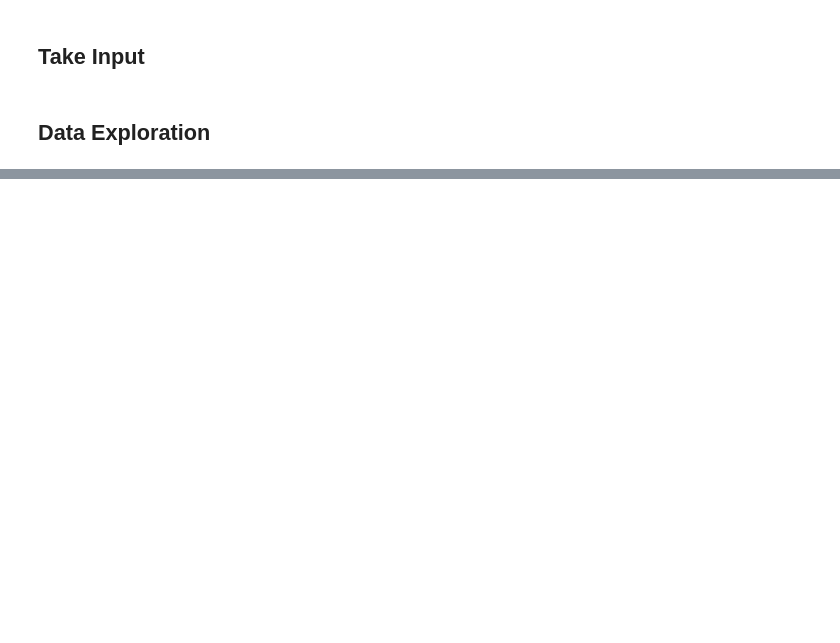
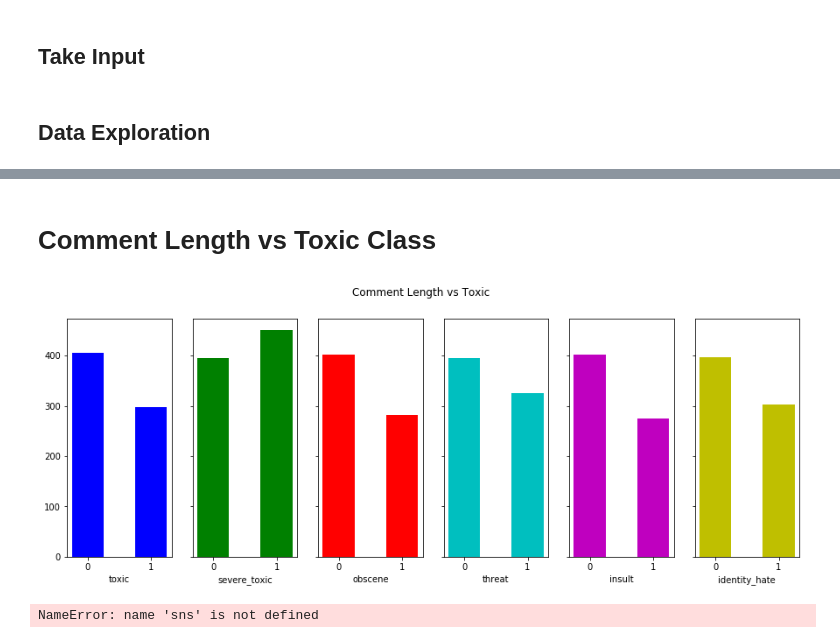
Before and after one commit to PuneetKohli/toxic_comment_classification, a Jupyter notebook: Data Exploration.ipynb, the cells around one changed output, grey strips where cells are left out. Drawn from its saved outputs; the diff is of its cells as text; code cells hidden in the pictures; blank space fills up the shorter version.

Commit message:
some data exploration

```diff
--- a/Data Exploration.ipynb
+++ b/Data Exploration.ipynb
@@ -60,0 +71,30 @@ Longest Comment: 5895
+# %% [markdown]
+# Comment Length vs Toxic Class
+# %%
+labels = ['toxic', 'severe_toxic', 'obscene', 'threat', 'insult', 'identity_hate']
+
+colors = ('b','g','r','c','m','y')
+
+f, axes = plt.subplots(1, 6, sharey=True, figsize=(15,5))
+f.suptitle('Comment Length vs Toxic')
+
+for i, label in enumerate(labels):
+
+    data = train.groupby(label).mean()['length']
+
+    axes[i].bar(data.index.values, data, width=0.5, color=colors[i])
+
+    axes[i].set_xlabel(label)
+
+plt.show()
+# %% [output]
+[figure, added]
+# %%
+colormap = plt.cm.viridis
+plt.figure(figsize=(14,12))
+plt.title('Pearson Correlation plot of toxic behaviors', y=1.05, size=15)
+sns.heatmap(train_[['toxicity_label','toxic','severe_toxic','obscene','threat','insult','identity_hate']].astype(float).corr(),linewidths=0.1,
+            vmax=1.0, square=True, cmap=colormap, linecolor='white',
+            annot=True)
+# %% [output]
+NameError: name 'sns' is not defined
```
Also changed, not shown: parts of 5 cells of this notebook.
